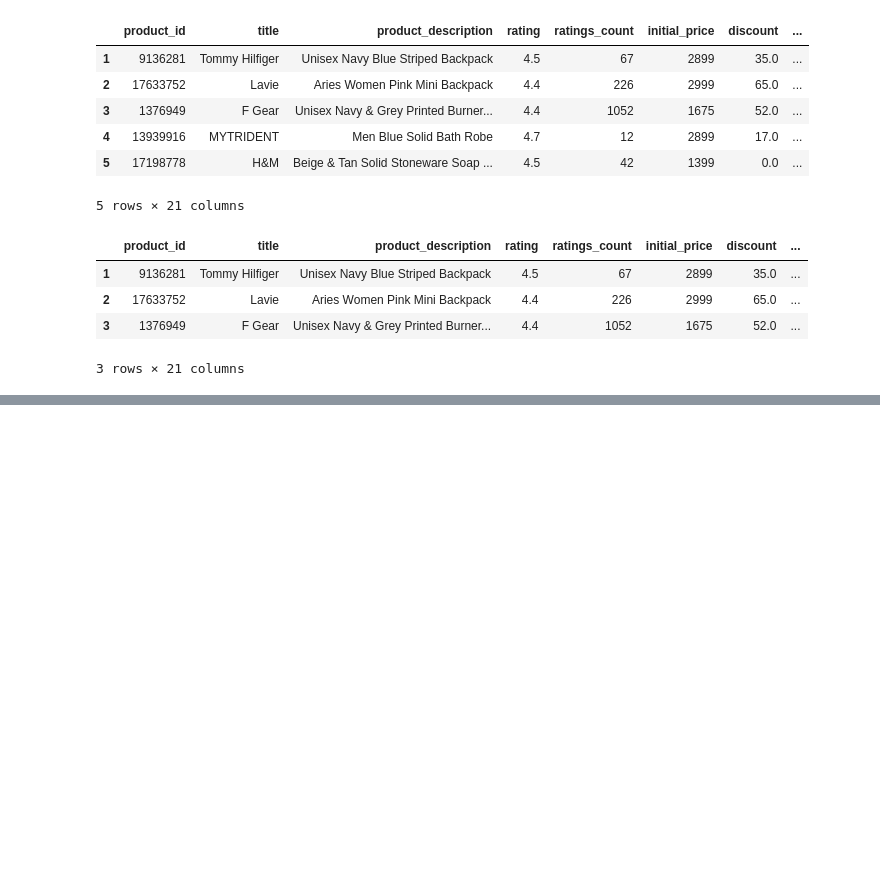
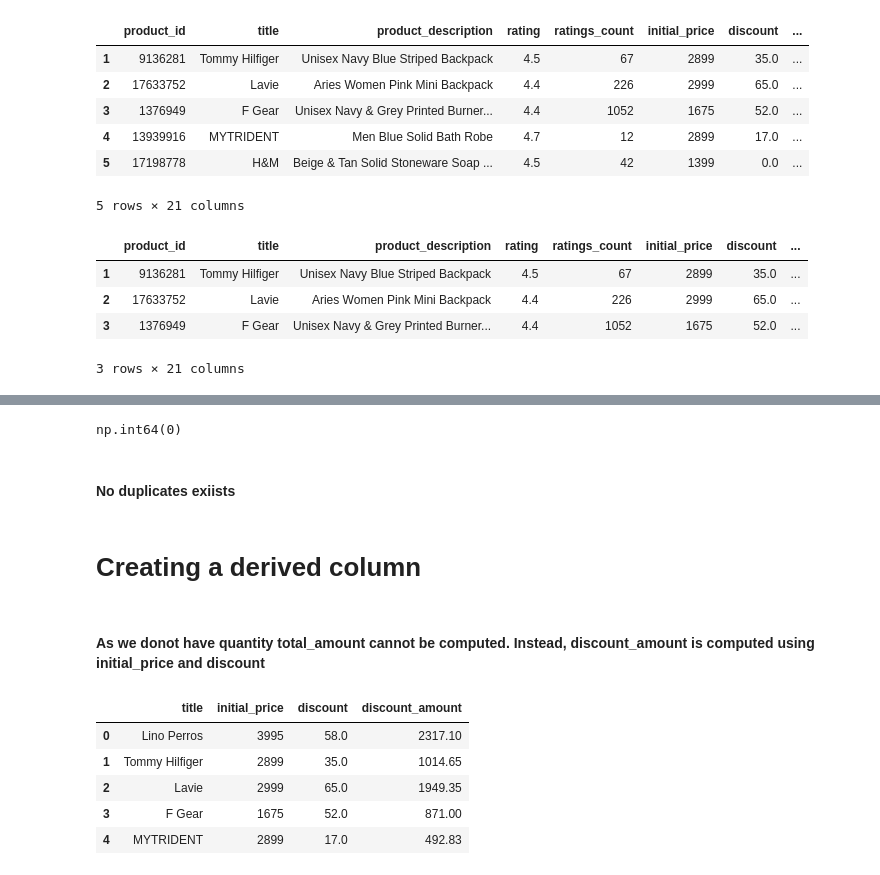
Before and after one commit to srineeth-k/CEI-Assignments, a Jupyter notebook: week-1/week1.ipynb, the cells around one changed output, grey strips where cells are left out. Cells and saved outputs as stored; diff of their text form; code cells hidden in the pictures; blank space fills up the shorter version.

Commit message:
Week 1:Create derived column, and export cleaned dataset

```diff
--- a/week-1/week1.ipynb
+++ b/week-1/week1.ipynb
@@ -221,0 +224,21 @@ best_backpacks.head()
+# %%
+df.duplicated().sum()
+# %% [output]
+np.int64(0)
+# %% [markdown]
+#### No duplicates exiists
+# %% [markdown]
+# Creating a derived column
+# %% [markdown]
+#### As we donot have quantity total_amount cannot be computed. Instead, discount_amount is computed using initial_price and discount
+# %%
+df['discount_amount']=df['initial_price']*(df['discount']/100)
+# %%
+df[['title','initial_price','discount','discount_amount']].head()
+# %% [output]
+|  | title | initial_price | discount | discount_amount |
+| 0 | Lino Perros | 3995 | 58.0 | 2317.10 |
+| 1 | Tommy Hilfiger | 2899 | 35.0 | 1014.65 |
+| 2 | Lavie | 2999 | 65.0 | 1949.35 |
+| 3 | F Gear | 1675 | 52.0 | 871.00 |
+| 4 | MYTRIDENT | 2899 | 17.0 | 492.83 |
```
Also changed, not shown: parts of 2 cells of this notebook, 1 other file.
